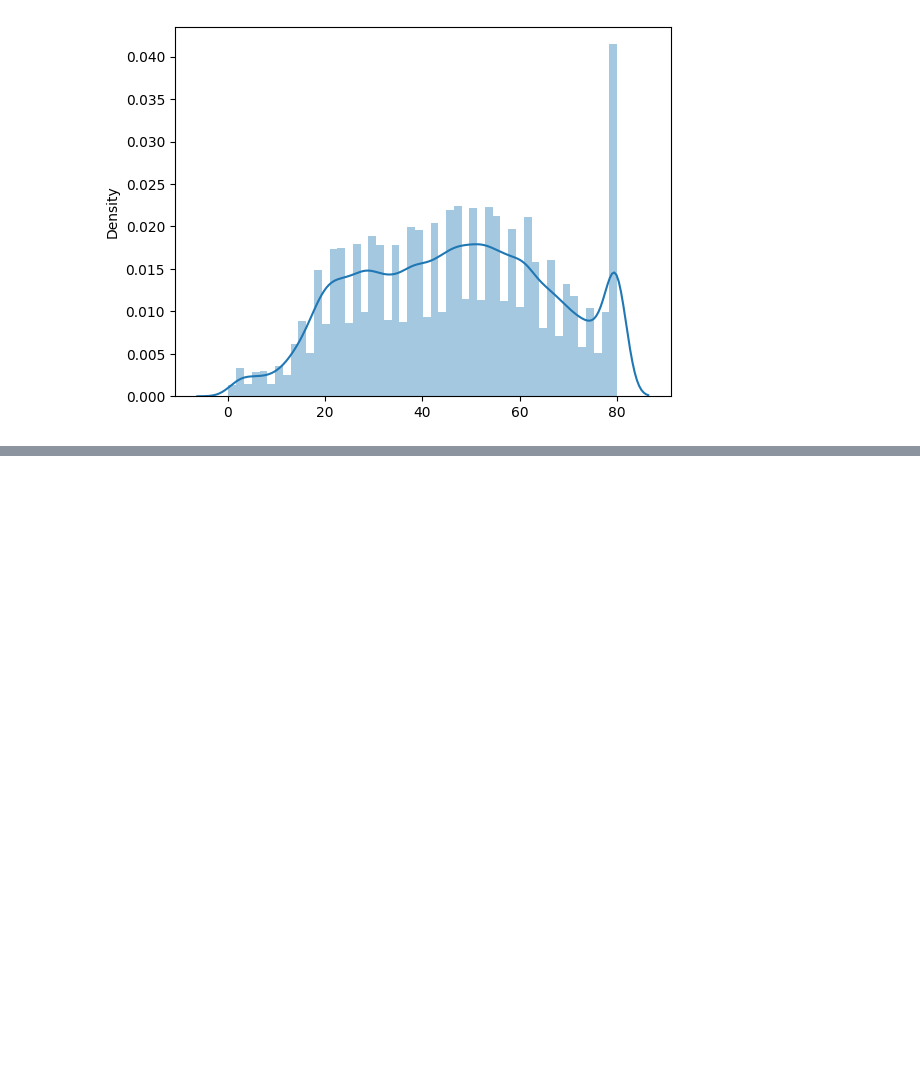
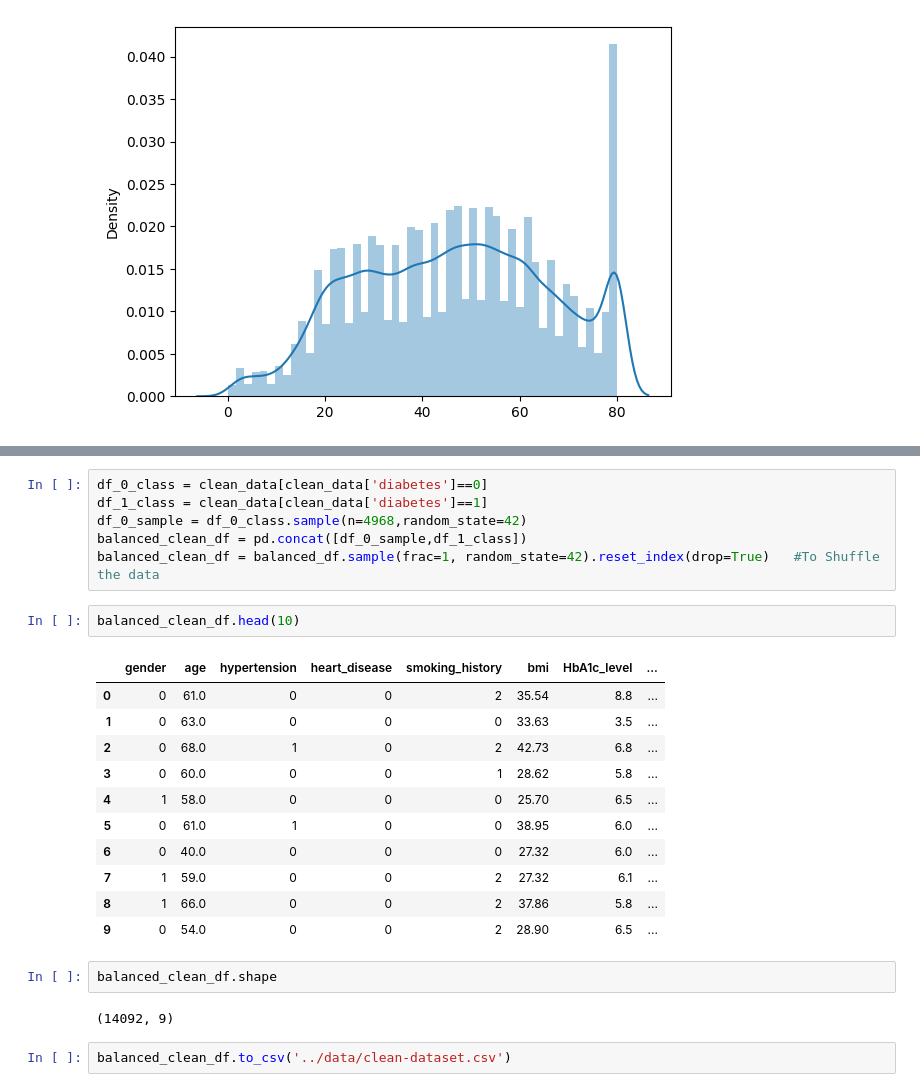
Before and after one commit to murilorrs/Diabetes-Prediction-System, a Jupyter notebook: notebooks/data_analysis.ipynb, the cells around one changed output, grey strips where cells are left out. Saved outputs shown, nothing was run; the diff lists cells and outputs as text; blank space fills up the shorter version.

```diff
--- a/notebooks/data_analysis.ipynb
+++ b/notebooks/data_analysis.ipynb
@@ -166,0 +252,26 @@ https://gist.github.com/mwaskom/de44147ed2974457ad6372750bbe5751
+# %%
+df_0_class = clean_data[clean_data['diabetes']==0]
+df_1_class = clean_data[clean_data['diabetes']==1]
+df_0_sample = df_0_class.sample(n=4968,random_state=42)
+balanced_clean_df = pd.concat([df_0_sample,df_1_class])
+balanced_clean_df = balanced_df.sample(frac=1, random_state=42).reset_index(drop=True)   #To Shuffle the data
+# %%
+balanced_clean_df.head(10)
+# %% [output]
+|  | gender | age | hypertension | heart_disease | smoking_history | bmi | HbA1c_level | ... |
+| 0 | 0 | 61.0 | 0 | 0 | 2 | 35.54 | 8.8 | ... |
+| 1 | 0 | 63.0 | 0 | 0 | 0 | 33.63 | 3.5 | ... |
+| 2 | 0 | 68.0 | 1 | 0 | 2 | 42.73 | 6.8 | ... |
+| 3 | 0 | 60.0 | 0 | 0 | 1 | 28.62 | 5.8 | ... |
+| 4 | 1 | 58.0 | 0 | 0 | 0 | 25.70 | 6.5 | ... |
+| 5 | 0 | 61.0 | 1 | 0 | 0 | 38.95 | 6.0 | ... |
+| 6 | 0 | 40.0 | 0 | 0 | 0 | 27.32 | 6.0 | ... |
+| 7 | 1 | 59.0 | 0 | 0 | 2 | 27.32 | 6.1 | ... |
+| 8 | 1 | 66.0 | 0 | 0 | 2 | 37.86 | 5.8 | ... |
+| 9 | 0 | 54.0 | 0 | 0 | 2 | 28.90 | 6.5 | ... |
+# %%
+balanced_clean_df.shape
+# %% [output]
+(14092, 9)
+# %%
+balanced_clean_df.to_csv('../data/clean-dataset.csv')
```
Also changed, not shown: parts of 9 cells of this notebook.
